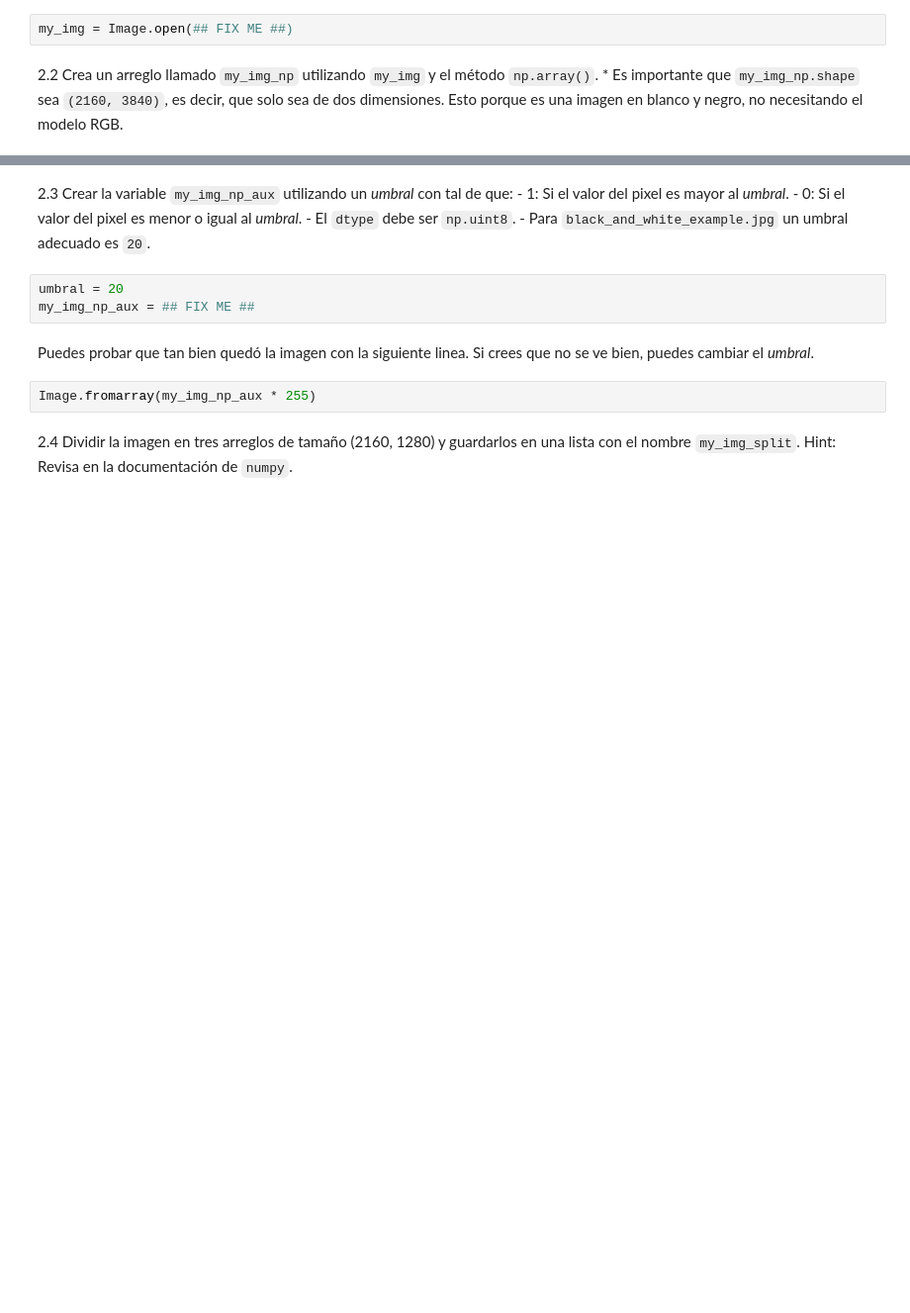
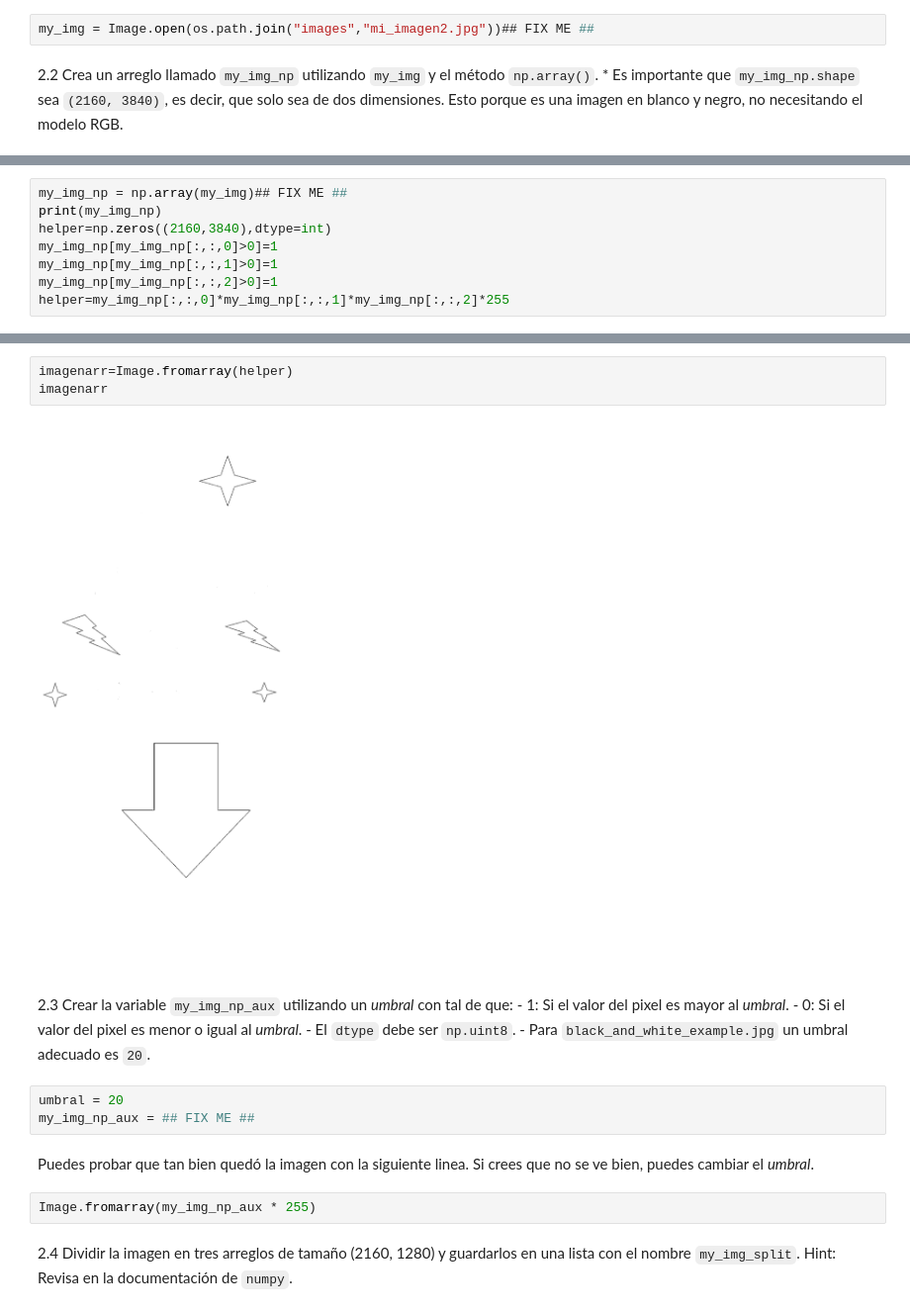
Before and after one commit to marcelinozj/portafolio-mat281-marcelino, a Jupyter notebook: homeworks/tarea_01/tarea_01.ipynb, the cells around one changed output, grey strips where cells are left out. Shown at 99% size. Saved outputs shown, nothing was run; the diff lists cells and outputs as text; blank space fills up the shorter version.

```diff
--- a/homeworks/tarea_01/tarea_01.ipynb
+++ b/homeworks/tarea_01/tarea_01.ipynb
@@ -112,7 +117,7 @@ Es tu turno, ahora tu esconderás una imagen. Las instrucciones son las siguient
 # %% [markdown]
 2.1 Selecciona una imagen de 2160 x 3840 pixeles (a.k.a resolución 4k), lo importante es que sea solo en blanco y negro, en la carpeta `images` se disponibiliza como ejemplo la imagen `black_and_white_example.jpg` y crea una variable llamada `my_img` leyendo la imagen seleccionada con `Image.open()`.
 # %%
-my_img = Image.open(## FIX ME ##)
+my_img = Image.open(os.path.join("images","mi_imagen2.jpg"))## FIX ME ##
 # %% [markdown]
 2.2 Crea un arreglo llamado `my_img_np` utilizando `my_img` y el método `np.array()`.
     * Es importante que `my_img_np.shape` sea `(2160, 3840)`, es decir, que solo sea de dos dimensiones. Esto porque es una imagen en blanco y negro, no necesitando el modelo RGB.
@@ -121,0 +131,8 @@ print(my_img_np.shape)
+# %%
+my_img_np = np.array(my_img)## FIX ME ##
+print(my_img_np)
+helper=np.zeros((2160,3840),dtype=int)
+my_img_np[my_img_np[:,:,0]>0]=1
+my_img_np[my_img_np[:,:,1]>0]=1
+my_img_np[my_img_np[:,:,2]>0]=1
+helper=my_img_np[:,:,0]*my_img_np[:,:,1]*my_img_np[:,:,2]*255
@@ -122,3 +157,8 @@ print(my_img_np.shape)
+# %%
+imagenarr=Image.fromarray(helper)
+imagenarr
+# %% [output]
+[figure, added]
 # %% [markdown]
 2.3 Crear la variable `my_img_np_aux` utilizando un _umbral_ con tal de que:
     - 1: Si el valor del pixel es mayor  al _umbral_.
```
Also changed, not shown: parts of 16 cells of this notebook, 5 other files.
